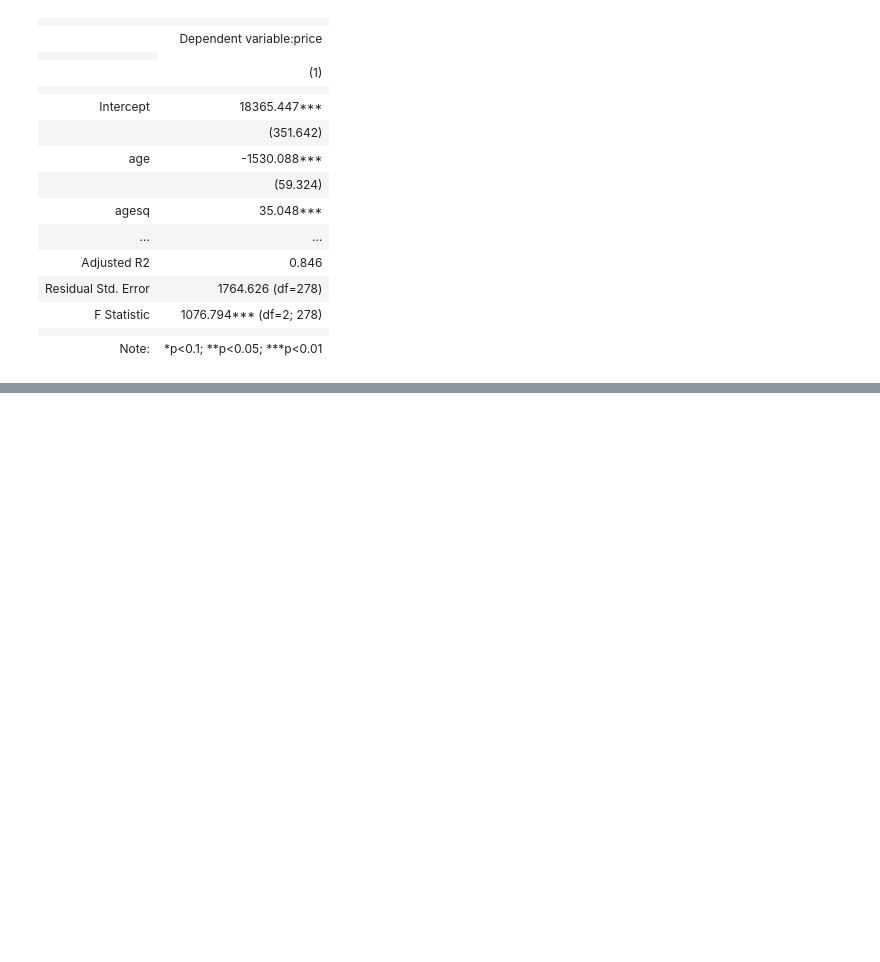
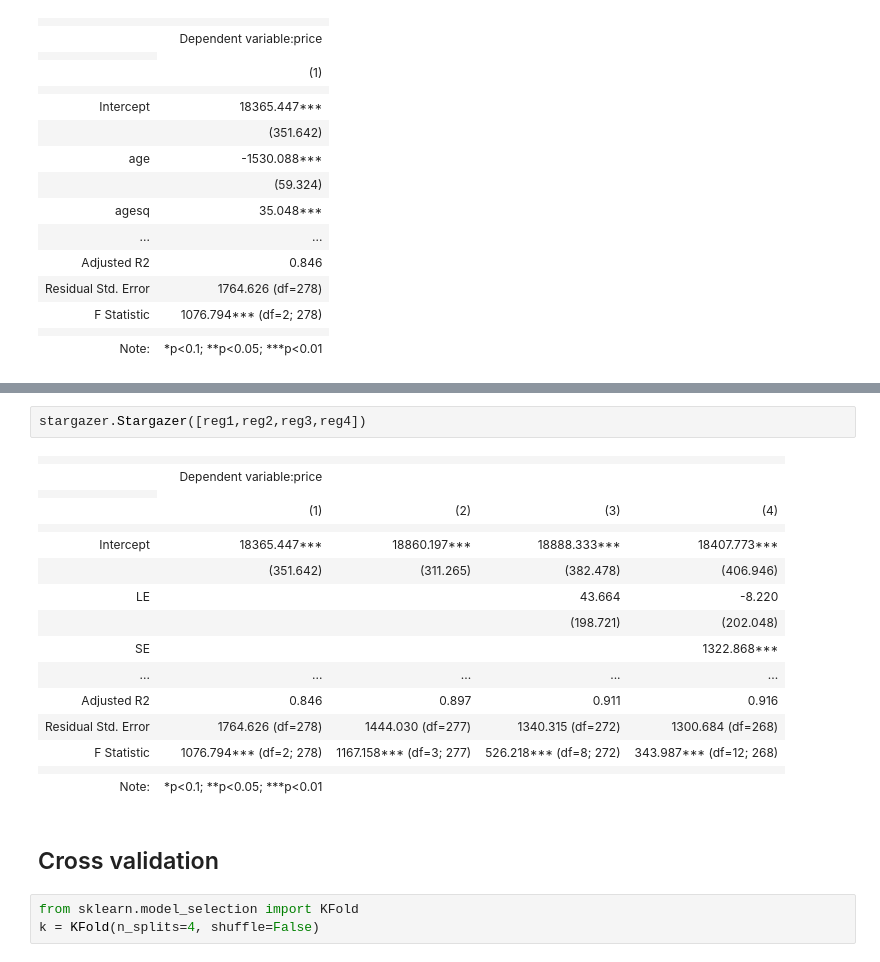
Before and after one commit to zholler/da_case_studies, a Jupyter notebook: ch13-used-cars-reg/ch013_usedcars.ipynb, the cells around one changed output, grey strips where cells are left out. Cells and saved outputs as stored; diff of their text form; blank space fills up the shorter version.

```diff
--- a/ch13-used-cars-reg/ch013_usedcars.ipynb
+++ b/ch13-used-cars-reg/ch013_usedcars.ipynb
@@ -349,0 +350,24 @@ ggplot(data, aes(x="age")) + geom_smooth(
+# %%
+stargazer.Stargazer([reg1,reg2,reg3,reg4])
+# %% [output]
+|  |  |  |  |  |
+|  | Dependent variable:price |  |  |  |
+|  |
+|  | (1) | (2) | (3) | (4) |
+|  |  |  |  |  |
+| Intercept | 18365.447*** | 18860.197*** | 18888.333*** | 18407.773*** |
+|  | (351.642) | (311.265) | (382.478) | (406.946) |
+| LE |  |  | 43.664 | -8.220 |
+|  |  |  | (198.721) | (202.048) |
+| SE |  |  |  | 1322.868*** |
+| ... | ... | ... | ... | ... |
+| Adjusted R2 | 0.846 | 0.897 | 0.911 | 0.916 |
+| Residual Std. Error | 1764.626 (df=278) | 1444.030 (df=277) | 1340.315 (df=272) | 1300.684 (df=268) |
+| F Statistic | 1076.794*** (df=2; 278) | 1167.158*** (df=3; 277) | 526.218*** (df=8; 272) | 343.987*** (df=12; 268) |
+|  |  |  |  |  |
+| Note: | *p<0.1; **p<0.05; ***p<0.01 |  |  |  |
+# %% [markdown]
+## Cross validation
+# %%
+from sklearn.model_selection import KFold
+k = KFold(n_splits=4, shuffle=False)
```
Also changed, not shown: parts of 14 cells of this notebook, 3 other files.
